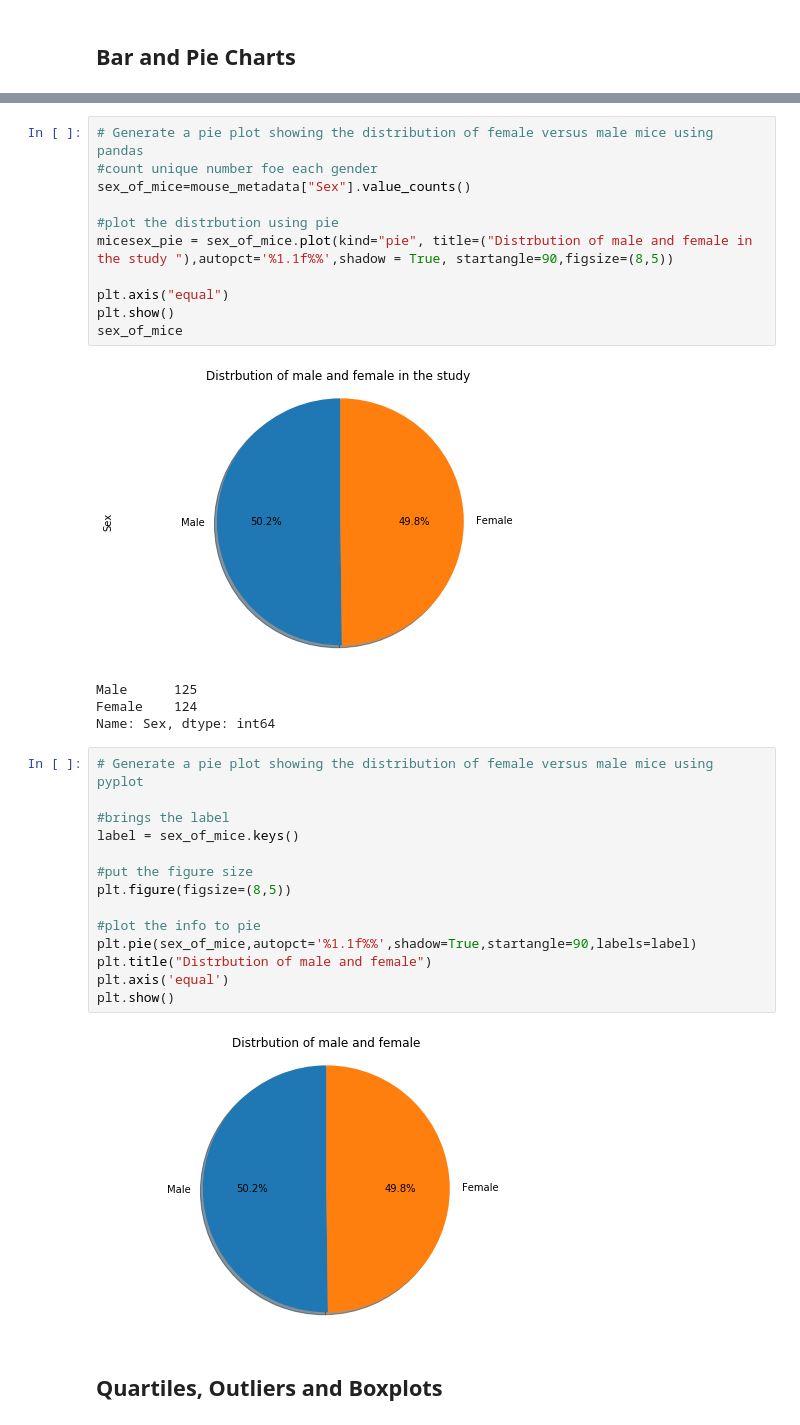
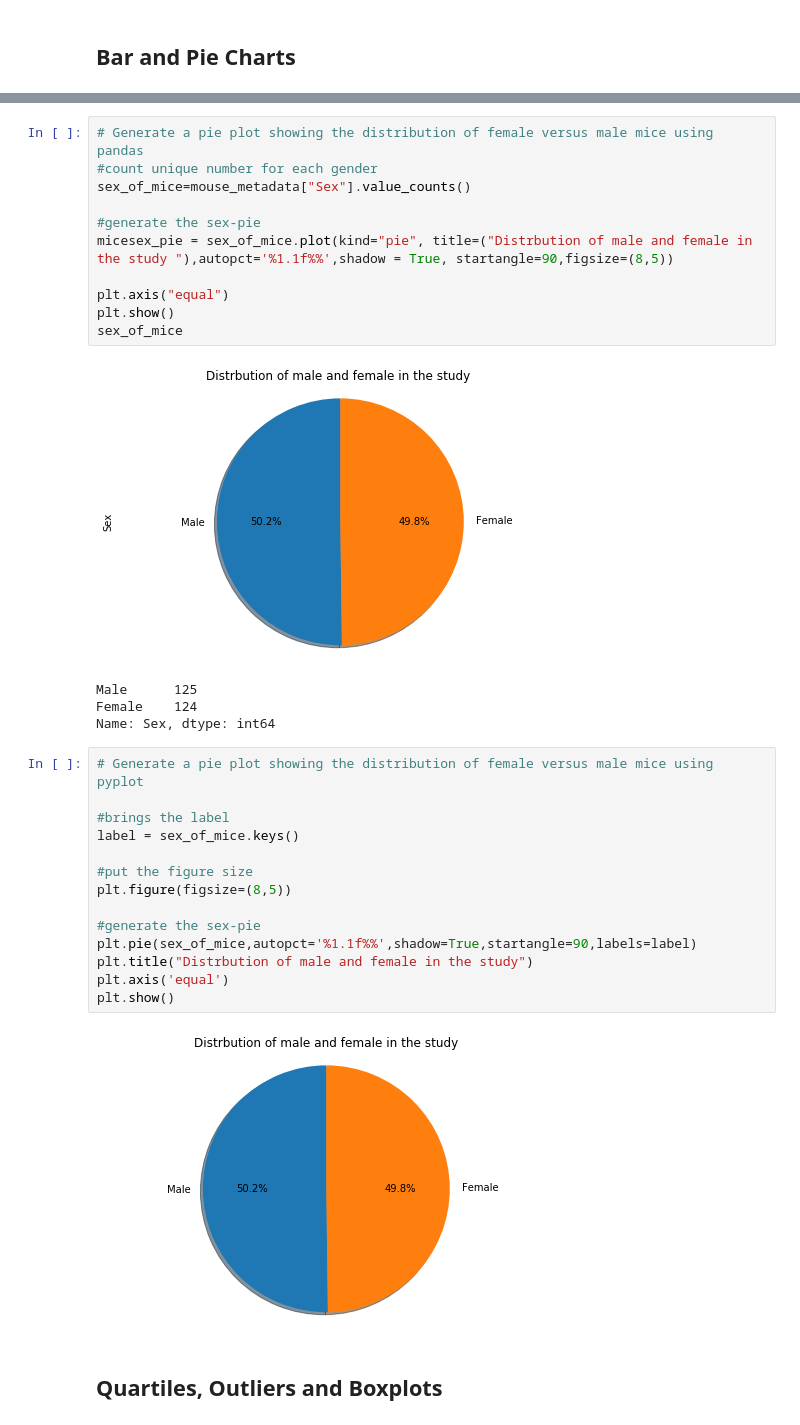
Before and after one commit to HaifaNajdawi/Matplotlib_The_power_of_plot, a Jupyter notebook: Pymaceuticals/pymaceuticals_starter.ipynb, the cells around one changed output, grey strips where cells are left out. Saved outputs shown, nothing was run; the diff lists cells and outputs as text.

```diff
--- a/Pymaceuticals/pymaceuticals_starter.ipynb
+++ b/Pymaceuticals/pymaceuticals_starter.ipynb
@@ -201,10 +203,10 @@ plt.show()
 [figure]
 # %%
 # Generate a pie plot showing the distribution of female versus male mice using pandas
-#count unique number foe each gender
+#count unique number for each gender
 sex_of_mice=mouse_metadata["Sex"].value_counts()
 
-#plot the distrbution using pie
+#generate the sex-pie
 micesex_pie = sex_of_mice.plot(kind="pie", title=("Distrbution of male and female in the study "),autopct='%1.1f%%',shadow = True, startangle=90,figsize=(8,5))
 
 plt.axis("equal")
@@ -218,19 +220,19 @@ Name: Sex, dtype: int64
 # %%
 # Generate a pie plot showing the distribution of female versus male mice using pyplot
 
 #brings the label
 label = sex_of_mice.keys()
 
 #put the figure size
 plt.figure(figsize=(8,5))
 
-#plot the info to pie
+#generate the sex-pie
 plt.pie(sex_of_mice,autopct='%1.1f%%',shadow=True,startangle=90,labels=label)
-plt.title("Distrbution of male and female")
+plt.title("Distrbution of male and female in the study")
 plt.axis('equal')
 plt.show()
 # %% [output]
-[figure, old version]
+[figure, new version]
 # %% [markdown]
 ## Quartiles, Outliers and Boxplots
 # %%
```
Also changed, not shown: parts of 8 cells of this notebook.
